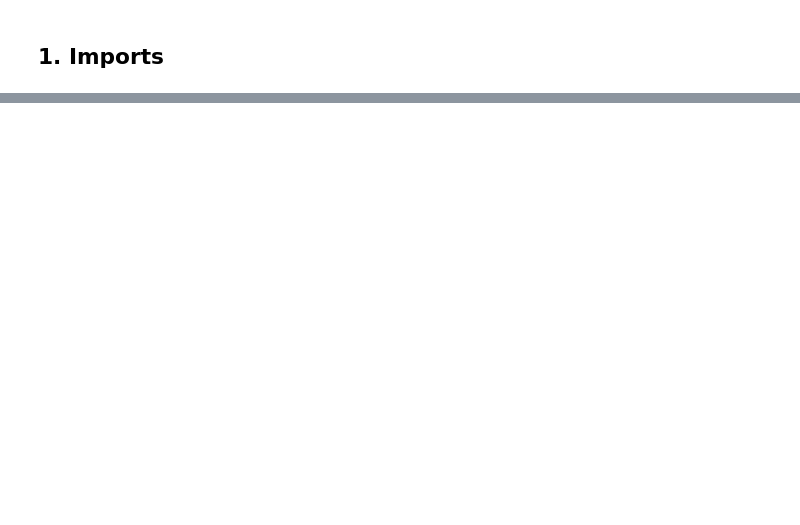
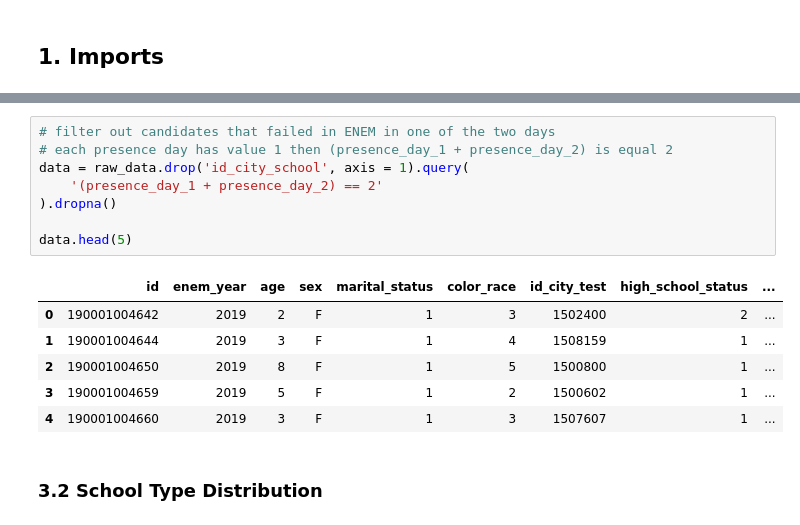
Before and after one commit to Dellonath/educational-data-mining-enem, a Jupyter notebook: notebooks/1.0-exploratory-data-analysis.ipynb, the cells around one changed output, grey strips where cells are left out. Cells and saved outputs as stored; diff of their text form; blank space fills up the shorter version.

```diff
--- a/notebooks/1.0-exploratory-data-analysis.ipynb
+++ b/notebooks/1.0-exploratory-data-analysis.ipynb
@@ -32,0 +55,17 @@ memory usage: 290.2+ MB
+# %%
+# filter out candidates that failed in ENEM in one of the two days
+# each presence day has value 1 then (presence_day_1 + presence_day_2) is equal 2
+data = raw_data.drop('id_city_school', axis = 1).query(
+    '(presence_day_1 + presence_day_2) == 2'
+).dropna()
+
+data.head(5)
+# %% [output]
+|  | id | enem_year | age | sex | marital_status | color_race | id_city_test | high_school_status | ... |
+| 0 | 190001004642 | 2019 | 2 | F | 1 | 3 | 1502400 | 2 | ... |
+| 1 | 190001004644 | 2019 | 3 | F | 1 | 4 | 1508159 | 1 | ... |
+| 2 | 190001004650 | 2019 | 8 | F | 1 | 5 | 1500800 | 1 | ... |
+| 3 | 190001004659 | 2019 | 5 | F | 1 | 2 | 1500602 | 1 | ... |
+| 4 | 190001004660 | 2019 | 3 | F | 1 | 3 | 1507607 | 1 | ... |
+# %% [markdown]
+### 3.2 School Type Distribution
```
Also changed, not shown: parts of 9 cells of this notebook, 8 other files.
